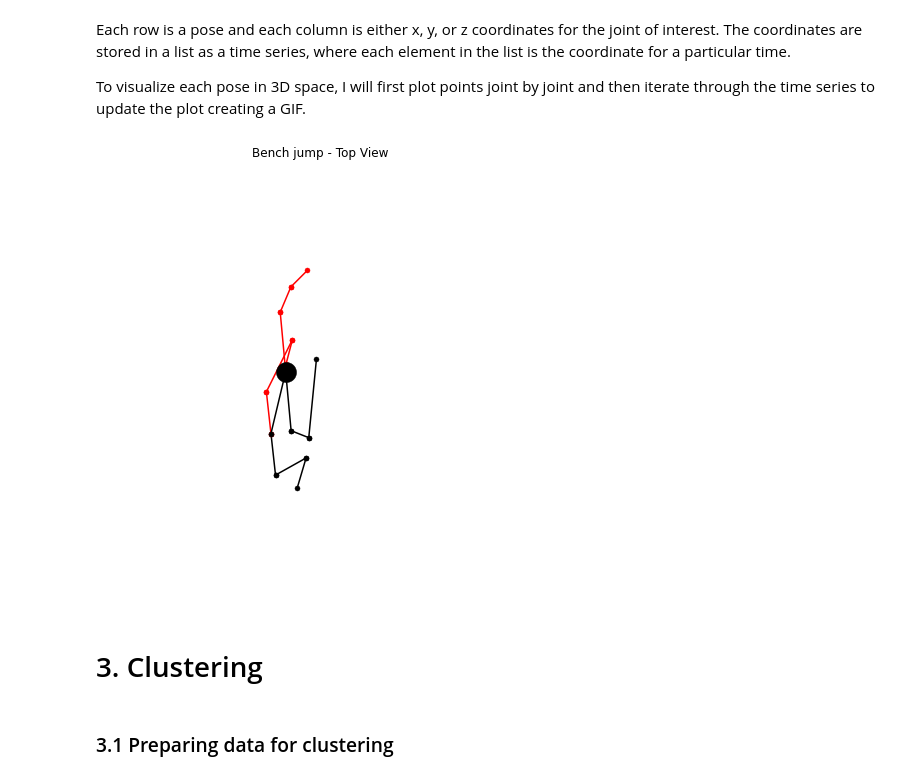
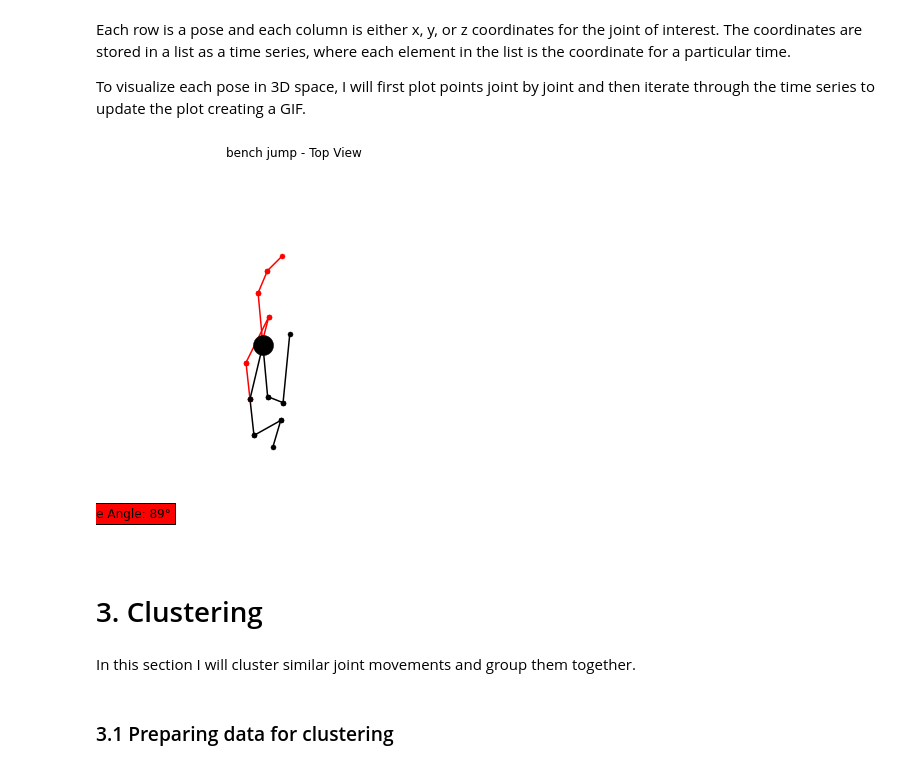
Before and after one commit to vineetver/Pose, a Jupyter notebook: Pose.ipynb, the cells around one changed output. Drawn from its saved outputs; the diff is of its cells as text; code cells hidden in the pictures.

```diff
--- a/Pose.ipynb
+++ b/Pose.ipynb
@@ -111,7 +112,7 @@ Each row is a pose and each column is either x, y, or z coordinates for the join
 
 To visualize each pose in 3D space, I will first plot points joint by joint and then iterate through the time series to update the plot creating a GIF.
 # %%
-fig = plt.figure(figsize=(12, 8))
+fig = plt.figure(figsize=(10, 7))
 ax = plt.axes(projection='3d')
 pose = 9
 
@@ -190,38 +191,48 @@ def animate(i):
         [df['xX_right_knee'][pose][i], df['xX_right_ankle'][pose][i]],
         [df['yY_right_knee'][pose][i], df['yY_right_ankle'][pose][i]],
         [df['zZ_right_knee'][pose][i], df['zZ_right_ankle'][pose][i]], marker='o', color='red', label='right_wrist', markersize=5, markeredgewidth=0.5)
 
     ## left hip to right hip
     ax.plot(
         [df['xX_left_hip'][pose][i], x_hip],
         [df['yY_left_hip'][pose][i], y_hip],
         [df['zZ_left_hip'][pose][i], z_hip], marker='o', color='black', label='left_hip', markersize=5, markeredgewidth=0.5)
 
     ax.plot(
         [df['xX_right_hip'][pose][i], x_hip],
         [df['yY_right_hip'][pose][i], y_hip],
         [df['zZ_right_hip'][pose][i], z_hip], marker='o', color='red', label='right_hip', markersize=5, markeredgewidth=0.5)
 
     plt.plot([x], [y], [z], marker='o', color='black', linestyle='dashed', label='head', markersize=20, markeredgewidth=0.5)
 
     ## Spine
     ax.plot(
         [x_hip, x],
         [y_hip, y],
         [z_hip, z], marker='o', color='black', label='spine', markersize=5, markeredgewidth=0.5)
 
     ax.axis('off')
-    ax.title.set_text(f'{str(poses[pose]).capitalize()} - Top View')
+    ax.title.set_text(f'{(poses[pose])} - Top View')
     ax.set_xlim([-1, 1])
     ax.view_init(elev=10., azim=85)
 
+    spine_xy = np.array([np.linalg.norm(x_hip - x), np.linalg.norm(y_hip - y)])
+    xy_plane = np.array([1, 1])
+
+    dist = spatial.distance.cosine(spine_xy, xy_plane)
+    spine_angle = np.arccos(dist)
+    spine_angle = spine_angle * (180/np.pi)
+    _ = ax.text(1.5, -0.8, 0.6, f'Spine Angle: {spine_angle:.0f}°', bbox=dict(facecolor='red'), fontsize=12, transform=ax.transAxes)
+
 frames = 60
 gif = anim.FuncAnimation(fig, animate, frames=frames, interval=1)
-gif.save(f'{df["name"][pose]}.gif', writer='pillow', fps=100)
+gif.save(f'{df["name"][pose]}.gif', writer='pillow', fps=100, dpi=300, bitrate=500, codec='h264')
 # %% [output]
-[figure, old version]
+[figure, new version]
 # %% [markdown]
 # 3. Clustering
+# %% [markdown]
+In this section I will cluster similar joint movements and group them together.
 # %% [markdown]
 ### 3.1 Preparing data for clustering
 # %%
```
Also changed, not shown: parts of 12 cells of this notebook, 1 other file.
